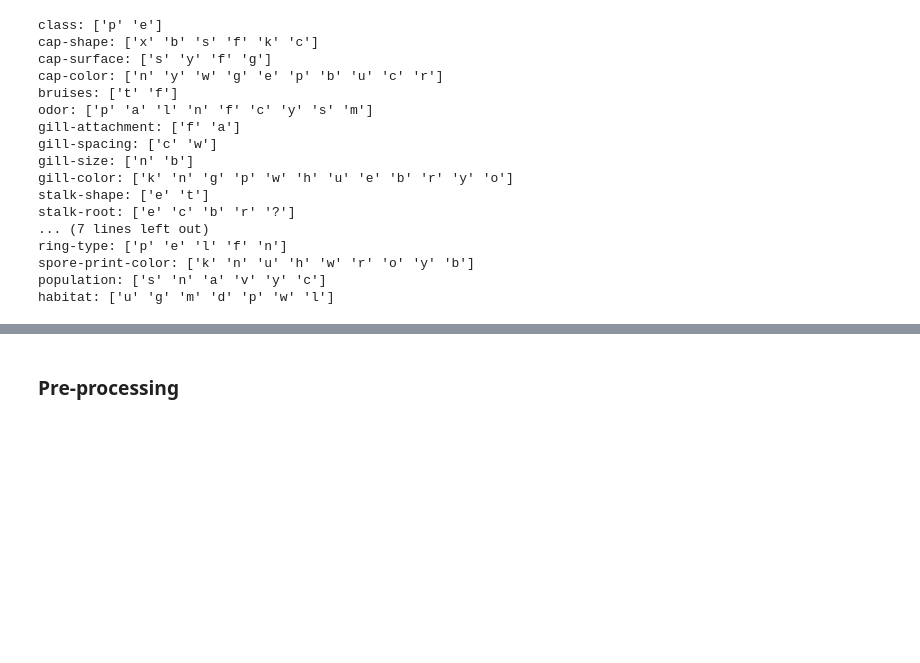
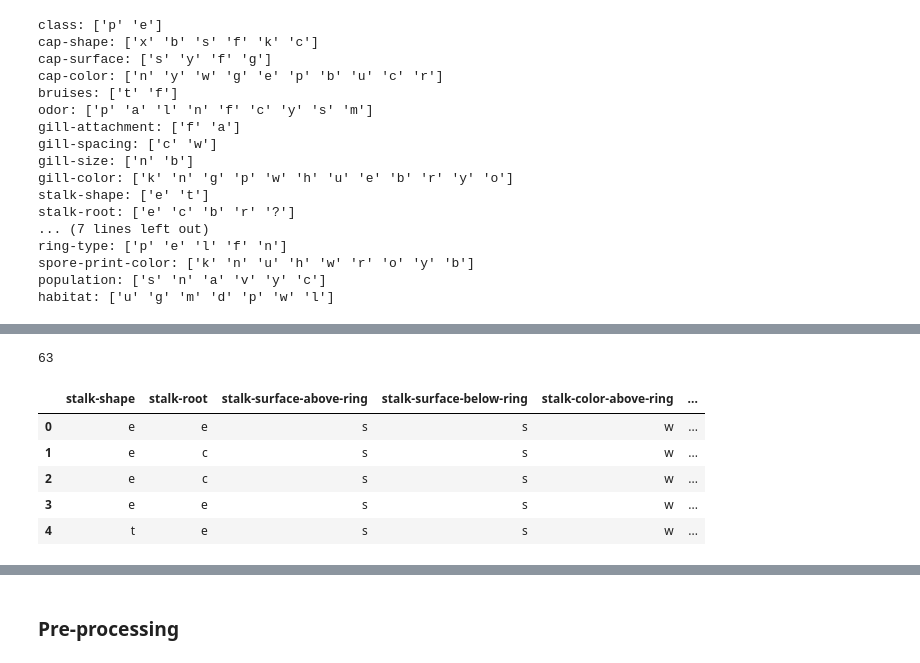
Before and after one commit to artolon/Final-Project, a Jupyter notebook: Mushroom-Exploration-1987.ipynb, the cells around one changed output, grey strips where cells are left out. Cells and saved outputs as stored; diff of their text form; code cells hidden in the pictures; blank space fills up the shorter version.

```diff
--- a/Mushroom-Exploration-1987.ipynb
+++ b/Mushroom-Exploration-1987.ipynb
@@ -147,0 +251,11 @@ for i, val in enumerate(mush_vars):
+# %%
+print(stalk_features['stalkID'].nunique())
+stalk_features.head()
+# %% [output]
+63
+|  | stalk-shape | stalk-root | stalk-surface-above-ring | stalk-surface-below-ring | stalk-color-above-ring | ... |
+| 0 | e | e | s | s | w | ... |
+| 1 | e | c | s | s | w | ... |
+| 2 | e | c | s | s | w | ... |
+| 3 | e | e | s | s | w | ... |
+| 4 | t | e | s | s | w | ... |
```
Also changed, not shown: parts of 24 cells of this notebook.
